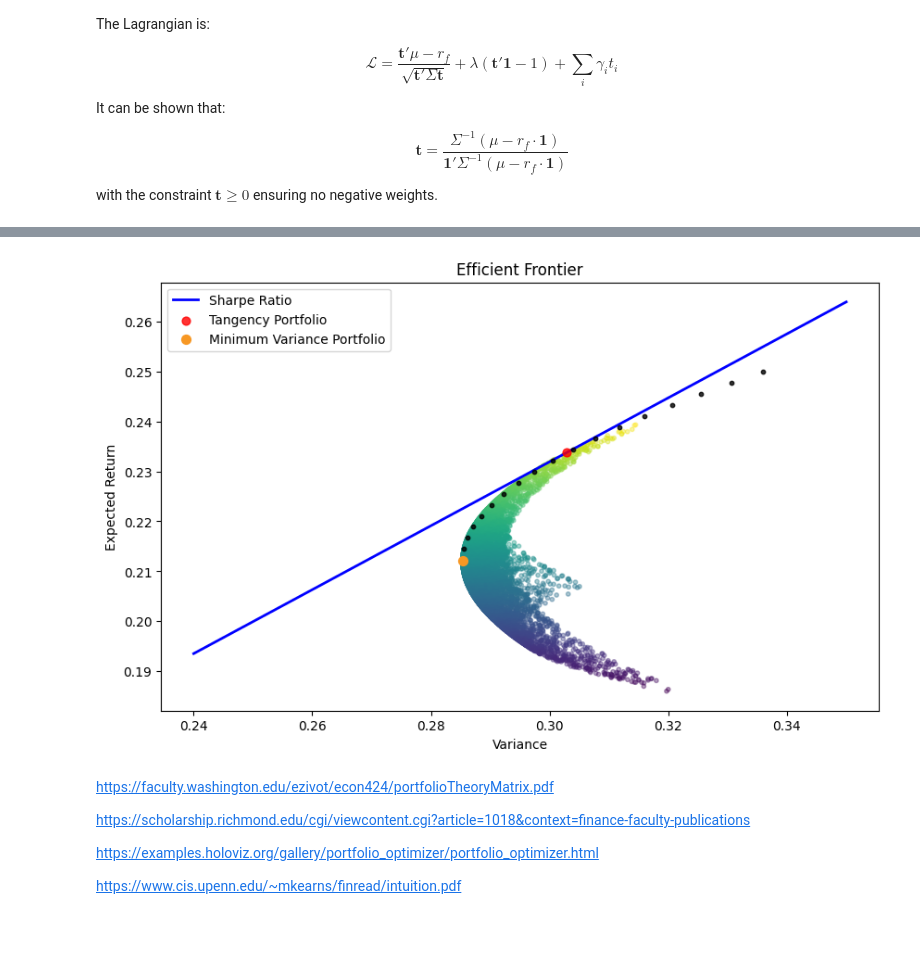
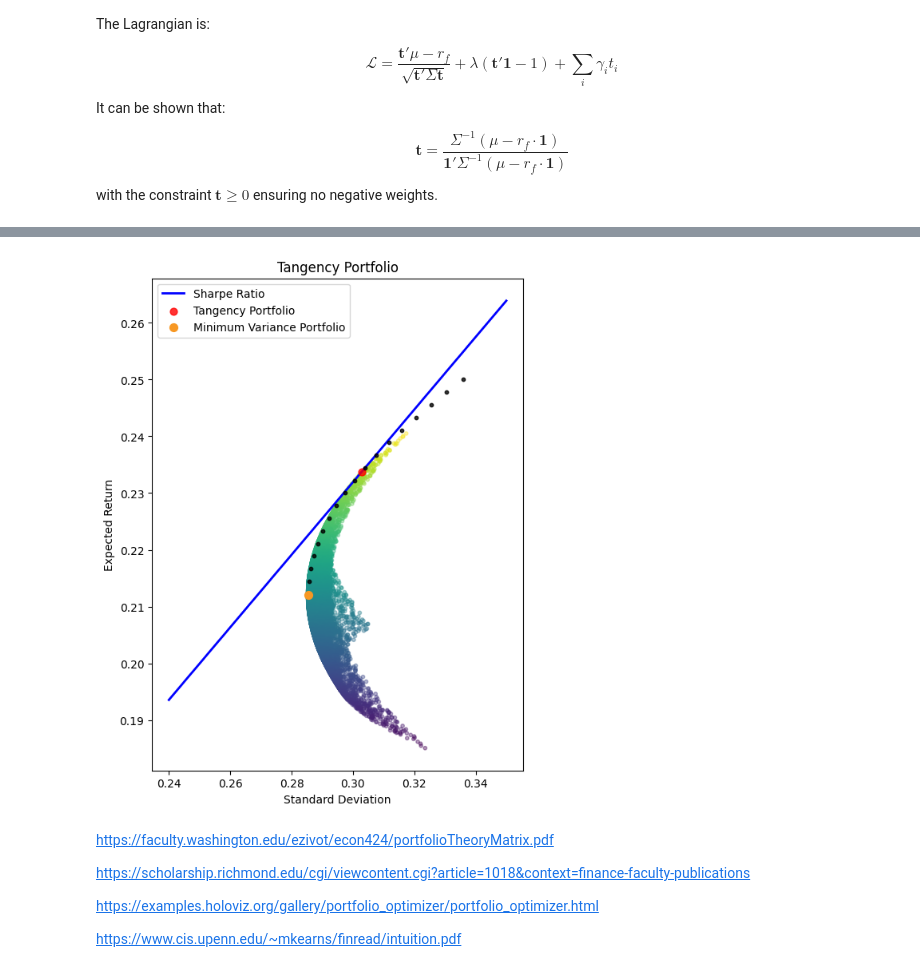
Before and after one commit to tomg223/portfolio-optimization, a Jupyter notebook: notebook.ipynb, the cells around one changed output, grey strips where cells are left out. Drawn from its saved outputs; the diff is of its cells as text; code cells hidden in the pictures; blank space fills up the shorter version.

```diff
--- a/notebook.ipynb
+++ b/notebook.ipynb
@@ -502,5 +504,5 @@ print(sharpe_ratio)
 # %%
-plt.figure(figsize=(10, 6))
+plt.figure(figsize=(6, 8))
 # Define x values for the Sharpe Ratio line
 sr_x_values = np.linspace(0.24, 0.35, 10)
 
@@ -532,37 +534,37 @@ plt.scatter(
     alpha=0.8,
     zorder=2
 )
 
 # Plot the random portfolios
 plt.scatter(
     variances,
     portfolio_returns,
     c=portfolio_returns,
     cmap='viridis',
     marker='o',
     s=10,
     alpha=0.4
 )
 
 # Plot the Minimum Variance Portfolio
 plt.scatter(
     min_var_portfolio_variance,
     min_var_portfolio_return,
     color='#F79824',
     marker='o',
     s=50,
     label='Minimum Variance Portfolio',
     zorder=3
 )
 # Add legend, labels, and title
 plt.legend()
-plt.xlabel('Variance')
+plt.xlabel('Standard Deviation')
 plt.ylabel('Expected Return')
-plt.title('Efficient Frontier')
-plt.savefig('efficient_frontier.png', dpi=600)
+plt.title('Tangency Portfolio')
+plt.savefig('tangency_portfolio.png', dpi=600, bbox_inches='tight')
 plt.show()
 # %% [output]
-[figure, old version]
+[figure, new version]
 # %% [markdown]
 https://faculty.washington.edu/ezivot/econ424/portfolioTheoryMatrix.pdf
 
```
Also changed, not shown: parts of 9 cells of this notebook, 4 other files.
